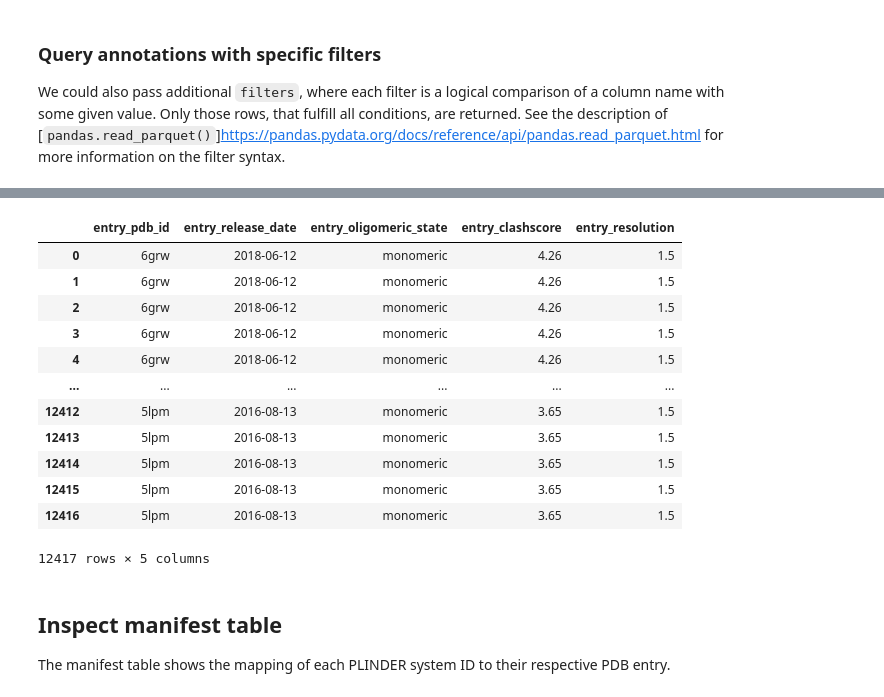
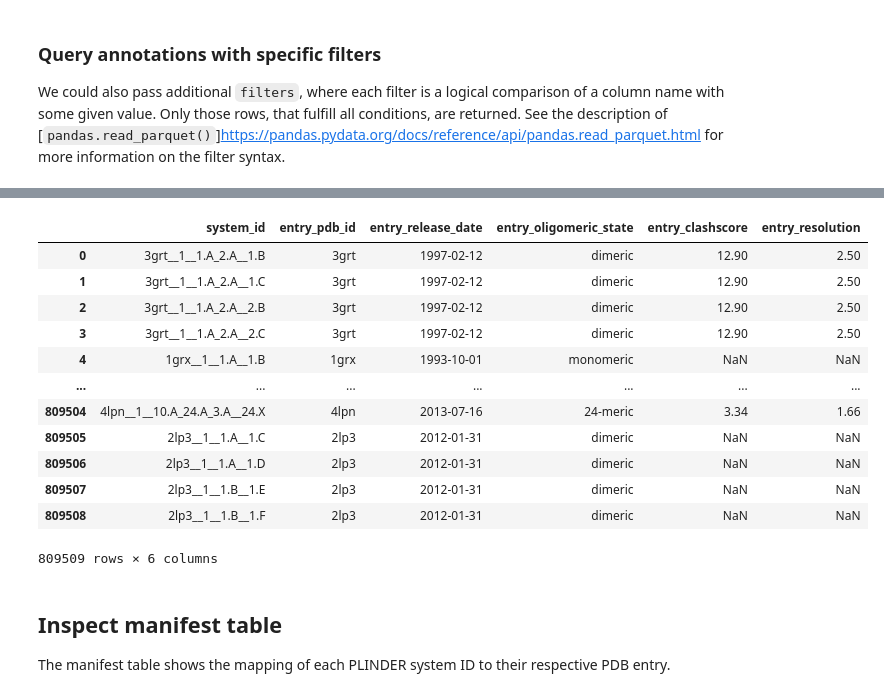
Before and after one commit to plinder-org/plinder, a Jupyter notebook: docs/tutorial/api.ipynb, the cells around one changed output, grey strips where cells are left out. Cells and saved outputs as stored; diff of their text form; code cells hidden in the pictures.

```diff
--- a/docs/tutorial/api.ipynb
+++ b/docs/tutorial/api.ipynb
@@ -185,7 +185,7 @@ query_index()
 1357904 rows × 2 columns
 # %%
 # Get specific columns from the annotation table
-cols_of_interest = ['entry_pdb_id', 'entry_release_date', 'entry_oligomeric_state',
-'entry_clashscore', 'entry_resolution']
+cols_of_interest = ["system_id", "entry_pdb_id", "entry_release_date", "entry_oligomeric_state",
+"entry_clashscore", "entry_resolution"]
 query_index(columns=cols_of_interest)
 # %% [output]
@@ -213,7 +213,7 @@ See the description of
 [`pandas.read_parquet()`]https://pandas.pydata.org/docs/reference/api/pandas.read_parquet.html
 for more information on the filter syntax.
 # %%
-# Filter by specific criteria
-filters = [("entry_clashscore", ">", "2.0"), ("entry_resolution", "==", "1.5")]
+# Query for single-ligand systems
+filters = [("system_num_ligand_chains", "==", "1")]
 query_index(columns=cols_of_interest, filters=filters)
 # %% [output]
@@ -221,16 +221,16 @@ query_index(columns=cols_of_interest, filters=filters)
-|  | entry_pdb_id | entry_release_date | entry_oligomeric_state | entry_clashscore | entry_resolution |
-| 0 | 6grw | 2018-06-12 | monomeric | 4.26 | 1.5 |
-| 1 | 6grw | 2018-06-12 | monomeric | 4.26 | 1.5 |
-| 2 | 6grw | 2018-06-12 | monomeric | 4.26 | 1.5 |
-| 3 | 6grw | 2018-06-12 | monomeric | 4.26 | 1.5 |
-| 4 | 6grw | 2018-06-12 | monomeric | 4.26 | 1.5 |
-| ... | ... | ... | ... | ... | ... |
-| 12412 | 5lpm | 2016-08-13 | monomeric | 3.65 | 1.5 |
-| 12413 | 5lpm | 2016-08-13 | monomeric | 3.65 | 1.5 |
-| 12414 | 5lpm | 2016-08-13 | monomeric | 3.65 | 1.5 |
-| 12415 | 5lpm | 2016-08-13 | monomeric | 3.65 | 1.5 |
-| 12416 | 5lpm | 2016-08-13 | monomeric | 3.65 | 1.5 |
+|  | system_id | entry_pdb_id | entry_release_date | entry_oligomeric_state | entry_clashscore | entry_resolution |
+| 0 | 3grt__1__1.A_2.A__1.B | 3grt | 1997-02-12 | dimeric | 12.90 | 2.50 |
+| 1 | 3grt__1__1.A_2.A__1.C | 3grt | 1997-02-12 | dimeric | 12.90 | 2.50 |
+| 2 | 3grt__1__1.A_2.A__2.B | 3grt | 1997-02-12 | dimeric | 12.90 | 2.50 |
+| 3 | 3grt__1__1.A_2.A__2.C | 3grt | 1997-02-12 | dimeric | 12.90 | 2.50 |
+| 4 | 1grx__1__1.A__1.B | 1grx | 1993-10-01 | monomeric | NaN | NaN |
+| ... | ... | ... | ... | ... | ... | ... |
+| 809504 | 4lpn__1__10.A_24.A_3.A__24.X | 4lpn | 2013-07-16 | 24-meric | 3.34 | 1.66 |
+| 809505 | 2lp3__1__1.A__1.C | 2lp3 | 2012-01-31 | dimeric | NaN | NaN |
+| 809506 | 2lp3__1__1.A__1.D | 2lp3 | 2012-01-31 | dimeric | NaN | NaN |
+| 809507 | 2lp3__1__1.B__1.E | 2lp3 | 2012-01-31 | dimeric | NaN | NaN |
+| 809508 | 2lp3__1__1.B__1.F | 2lp3 | 2012-01-31 | dimeric | NaN | NaN |
-12417 rows × 5 columns
+809509 rows × 6 columns
 # %% [markdown]
 ## Inspect manifest table
 
```
Also changed, not shown: parts of 28 cells of this notebook.
